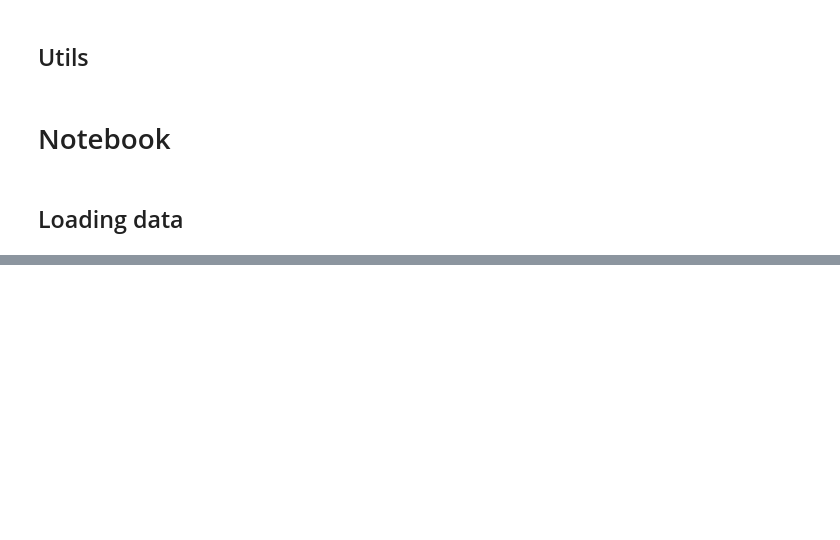
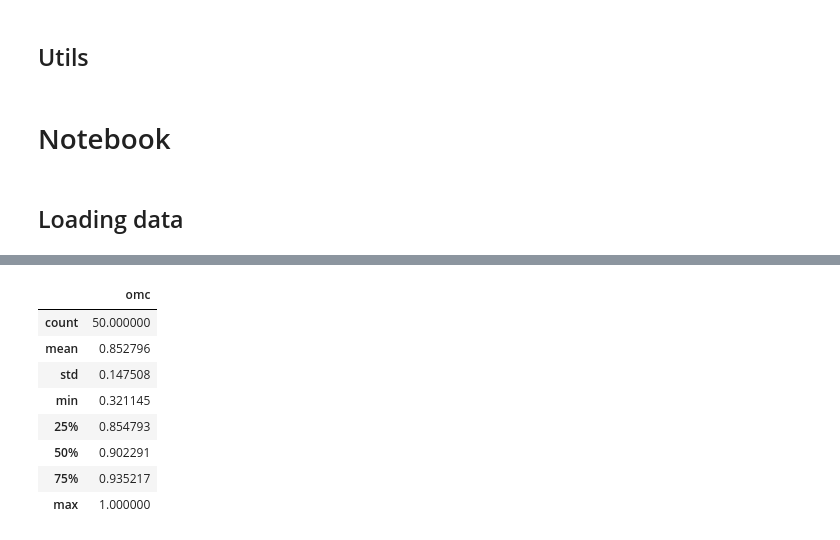
Before and after one commit to seydoudia/portfolio_optimization, a Jupyter notebook: CODE/assets_optimization.ipynb, the cells around one changed output, grey strips where cells are left out. Saved outputs shown, nothing was run; the diff lists cells and outputs as text; code cells hidden in the pictures; blank space fills up the shorter version.

```diff
--- a/CODE/assets_optimization.ipynb
+++ b/CODE/assets_optimization.ipynb
@@ -89,0 +269,12 @@ timestamp
+# %%
+df.corr()[["omc"]].describe()
+# %% [output]
+|  | omc |
+| count | 50.000000 |
+| mean | 0.852796 |
+| std | 0.147508 |
+| min | 0.321145 |
+| 25% | 0.854793 |
+| 50% | 0.902291 |
+| 75% | 0.935217 |
+| max | 1.000000 |
```
Also changed, not shown: parts of 50 cells of this notebook.
